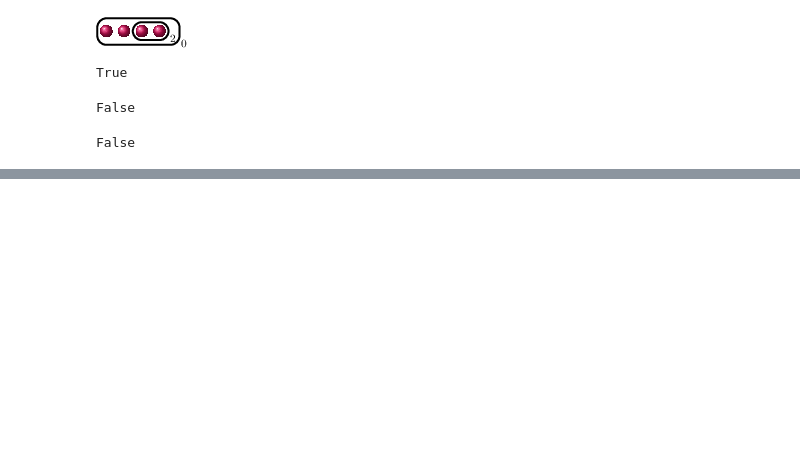
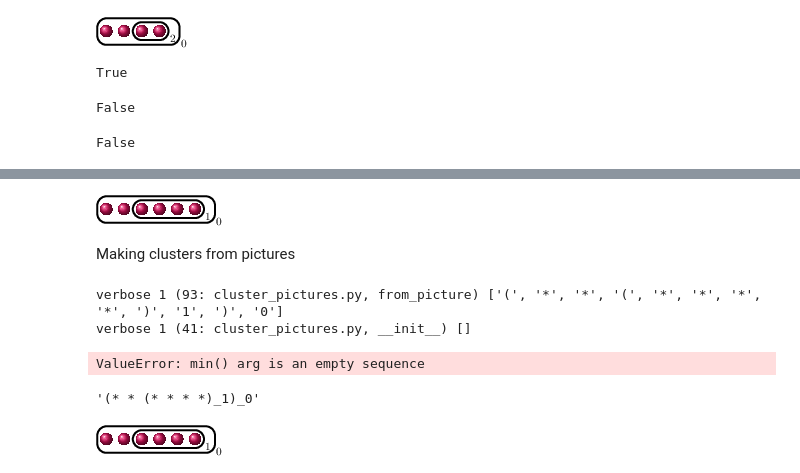
Before and after one commit to alexjbest/cluster-pictures, a Jupyter notebook: demo.ipynb, the cells around one changed output, grey strips where cells are left out. Saved outputs shown, nothing was run; the diff lists cells and outputs as text; code cells hidden in the pictures; blank space fills up the shorter version.

```diff
--- a/demo.ipynb
+++ b/demo.ipynb
@@ -543,0 +353,25 @@ Cluster with 2 roots and 2 children
+# %%
+K = Qp(5)
+x = polygen(K)
+H = HyperellipticCurve((x^4-5^4)*(x+1)*(x+2))
+C = Cluster.from_curve(H)
+view(C)
+# %% [output]
+[figure, added]
+# %% [markdown]
+Making clusters from pictures
+# %%
+set_verbose(1)
+Cluster.from_picture(ascii_art(C))
+# %% [output]
+verbose 1 (93: cluster_pictures.py, from_picture) ['(', '*', '*', '(', '*', '*', '*', '*', ')', '1', ')', '0']
+verbose 1 (41: cluster_pictures.py, __init__) []
+ValueError: min() arg is an empty sequence
+# %%
+ascii_art(C)
+# %% [output]
+'(* * (* * * *)_1)_0'
+# %%
+view(C)
+# %% [output]
+[figure, added]
```
Also changed, not shown: parts of 22 cells of this notebook, 3 other files.
